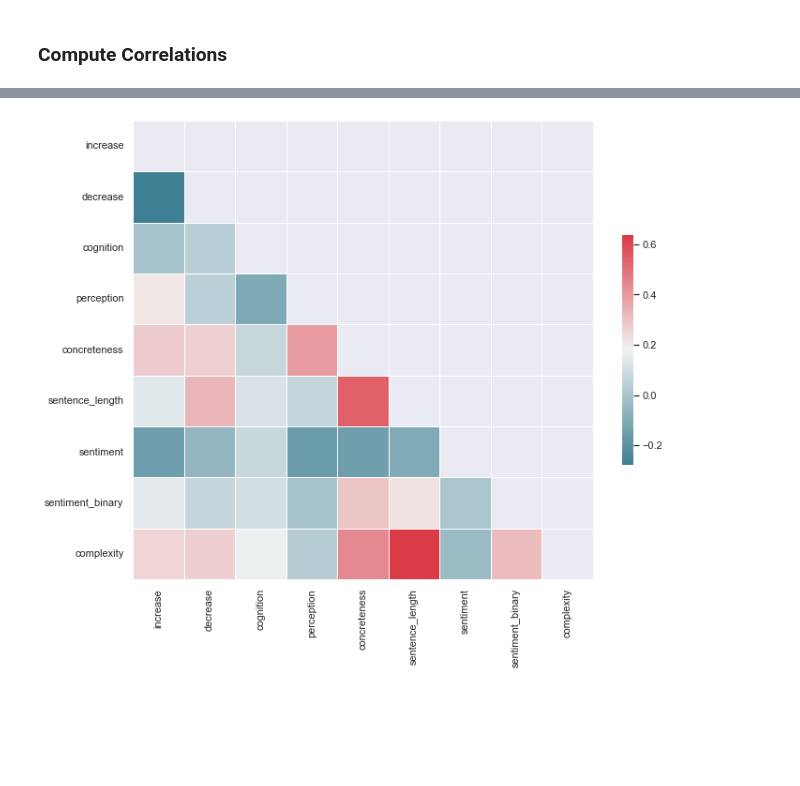
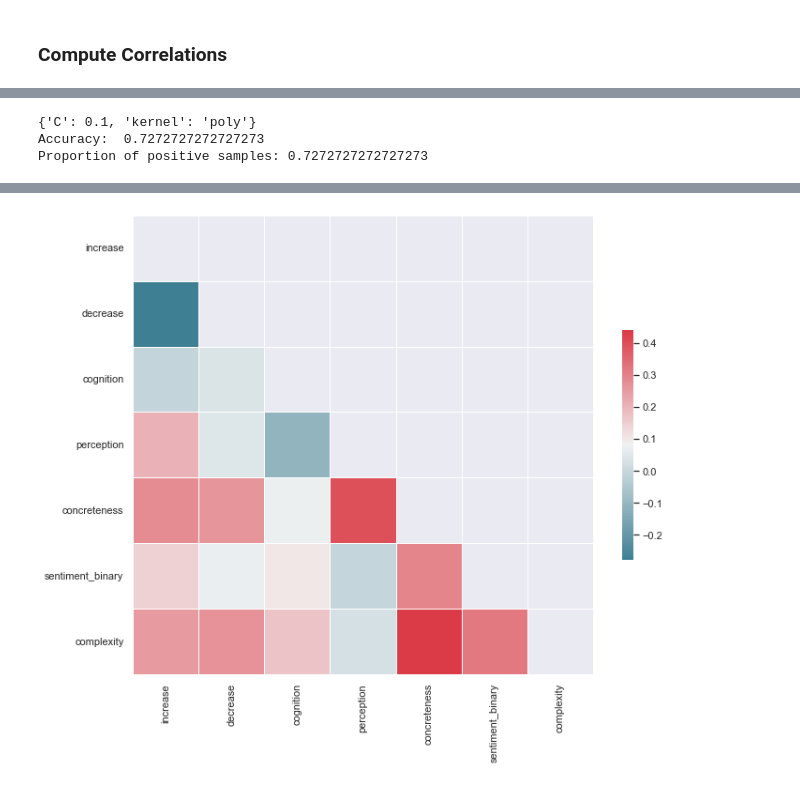
Before and after one commit to kelseyneis/narrative_transportation, a Jupyter notebook: survey_response.ipynb, the cells around one changed output, grey strips where cells are left out. Saved outputs shown, nothing was run; the diff lists cells and outputs as text; code cells hidden in the pictures; blank space fills up the shorter version.

```diff
--- a/survey_response.ipynb
+++ b/survey_response.ipynb
@@ -523,5 +515,37 @@ Correlation for Aurum: Eyes of Gold
+# %%
+from sklearn import svm
+from sklearn.model_selection import GridSearchCV
+from sklearn.preprocessing import StandardScaler
+from sklearn.metrics import accuracy_score, confusion_matrix
+
+scaler = StandardScaler()
+df_hp_high = pd.DataFrame(pairplot_norm['hp_high'])
+df_hp_high = df_hp_high.drop(df_hp_high.index[[ 19,20 ]])
+pairplot_norm['hp_high'] = df_hp_high
+hero = pd.concat([pairplot_norm['hero_high'].drop(['increase', 'decrease'], axis=1),
+                 pairplot_norm['hero_low'].drop(['increase', 'decrease'], axis=1)])
+               #   pairplot_norm['hp_high'].drop(['increase', 'decrease'], axis=1),
+               #   pairplot_norm['hp_low'].drop(['increase', 'decrease'], axis=1)])
+hero['combined'] = list(map(lambda x: 1 if x > 1 else 0, hero['combined']))
+df_one_hot_feature = scaler.fit_transform(hero.iloc[:, 1:,])
+df_label = hero.iloc[:, 0]
+
+# fpr1_z, tpr1_z = svm_gridsearch_evaluate(df_one_hot_feature, df_label)
+
+parameters = {'kernel':('linear', 'poly', 'rbf', 'sigmoid'), 'C':[0.1, 0.5, 1.0]}
+svc = svm.SVC()
+clf = GridSearchCV(svc, parameters)
+clf.fit(df_one_hot_feature, df_label)
+
+print(clf.best_params_)
+print('Accuracy: ', clf.score(df_one_hot_feature, df_label))
+print(f'Proportion of positive samples: {sum(df_label) / len(df_label)}')
+# %% [output]
+{'C': 0.1, 'kernel': 'poly'}
+Accuracy:  0.7272727272727273
+Proportion of positive samples: 0.7272727272727273
 # %%
-drop_cols = ['combined']
+drop_cols = ['combined', 'sentiment', 'sentence_length']
 stories_concat = pd.concat( [pairplot_norm['hero_high'].drop(drop_cols, axis=1),
 pairplot_norm['hero_low'].drop(drop_cols, axis=1),
 pairplot_norm['hp_high'].drop(drop_cols, axis=1),
@@ -565 +587 @@ plt.show()
-[figure, old version]
+[figure, new version]
```
Also changed, not shown: parts of 2 cells of this notebook.
